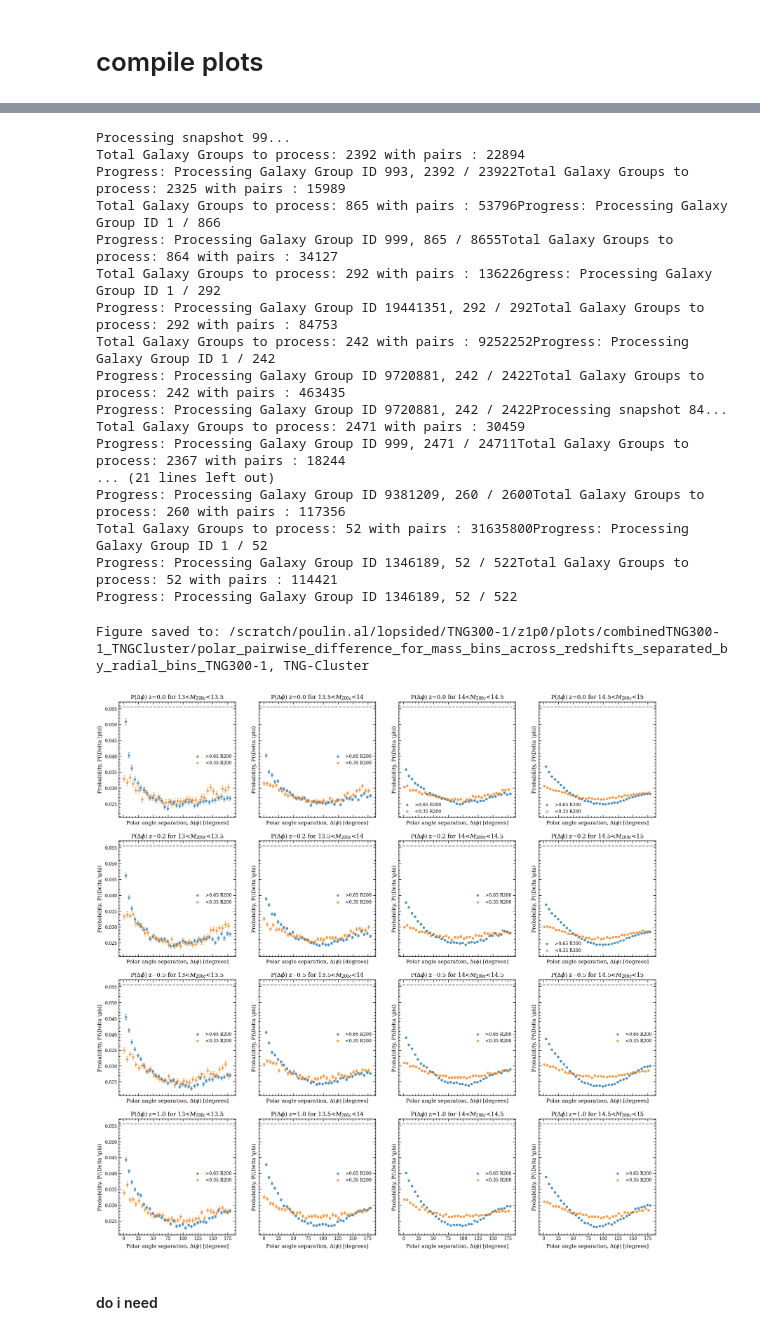
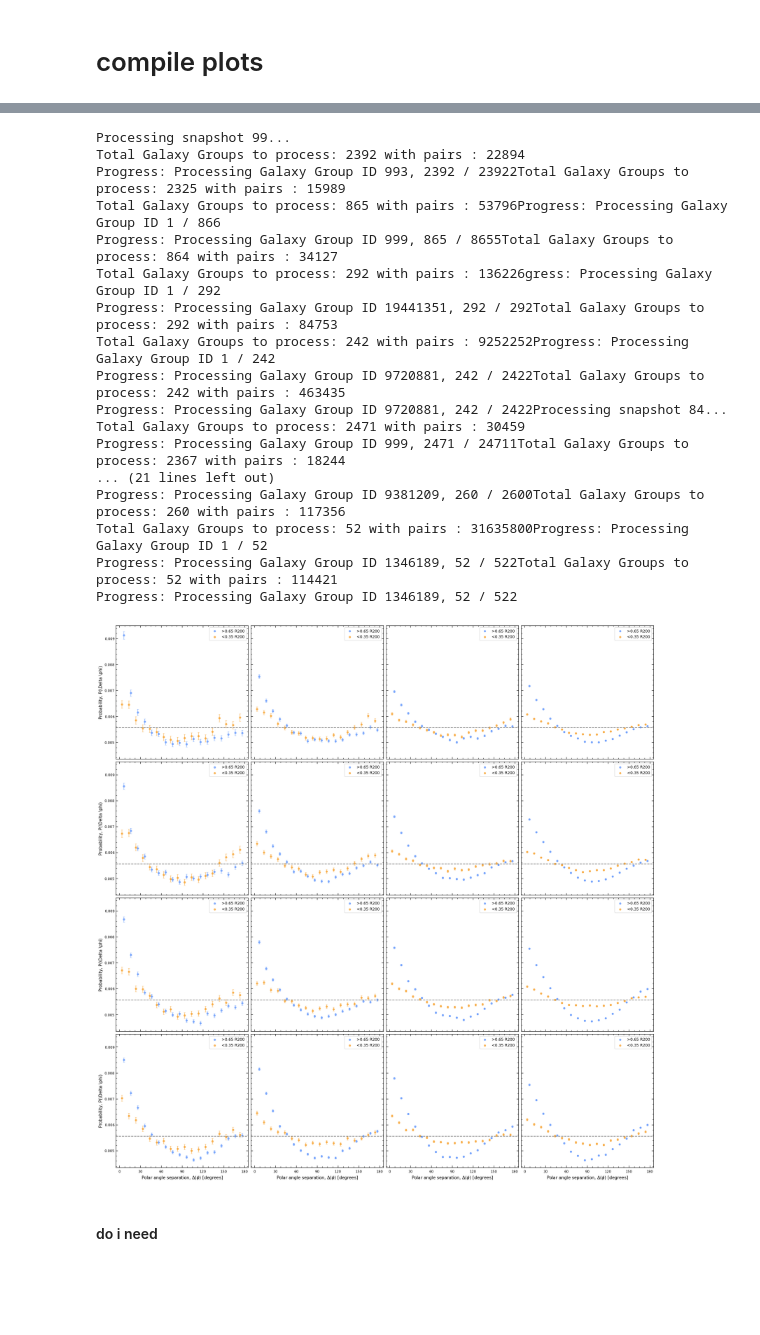
Before and after one commit to poulinal/sat-lopsidedness, a Jupyter notebook: src/myproject/redshiftGalaxyGroup-combine300Cluster.ipynb, the cells around one changed output, grey strips where cells are left out. Drawn from its saved outputs; the diff is of its cells as text; code cells hidden in the pictures; blank space fills up the shorter version.

```diff
--- a/src/myproject/redshiftGalaxyGroup-combine300Cluster.ipynb
+++ b/src/myproject/redshiftGalaxyGroup-combine300Cluster.ipynb
@@ -1640,11 +1701,16 @@ for i in range(len(polar_pairwise_gt0p65_list_redshift)):
     )
     polar_pairwise_overlay_ax[i//2, i%2].set_xlabel(polarXlabel)
     polar_pairwise_overlay_ax[i//2, i%2].set_ylabel(polarYlabel)
-    polar_pairwise_overlay_ax[i//2, i%2].set_title(f'Polar Pairwise Difference at z={redshift_labels[i]}')
+    # polar_pairwise_overlay_ax[i//2, i%2].set_title(f'Polar Pairwise Difference at z={redshift_labels[i]}')
     polar_pairwise_overlay_ax[i//2, i%2].legend()
 
     #make random distribution line at 1/180 on across the y axis
     polar_pairwise_overlay_ax[i//2, i%2].axhline(1/180, color='gray', linestyle='--')#, label='Random Distribution (1/180)')
+
+    # make ax have tick marks at every 30 degrees
+    polar_pairwise_overlay_ax[i//2, i%2].set_xticks(np.arange(0, 181, 30))
+
+    polar_pairwise_overlay_ax[i//2, i%2].label_outer()  # only show outer labels since we are sharing axes
 
 polar_pairwise_overlay_plotter.save_figure(
     polar_pairwise_overlay_fig,
@@ -1724,11 +1789,16 @@ for i in range(len(polar_pairwise_red_list_redshift)):
     )
     polar_pairwise_overlay_ax[i//2, i%2].set_xlabel(polarXlabel)
     polar_pairwise_overlay_ax[i//2, i%2].set_ylabel(polarYlabel)
-    polar_pairwise_overlay_ax[i//2, i%2].set_title(f'Polar Pairwise Difference at z={redshift_labels[i]}')
+    # polar_pairwise_overlay_ax[i//2, i%2].set_title(f'Polar Pairwise Difference at z={redshift_labels[i]}')
     polar_pairwise_overlay_ax[i//2, i%2].legend()
 
     #make random distribution line at 1/180 on across the y axis
     polar_pairwise_overlay_ax[i//2, i%2].axhline(1/180, color='gray', linestyle='--')#, label='Random Distribution (1/180)')
+
+    # make ax have tick marks at every 30 degrees
+    polar_pairwise_overlay_ax[i//2, i%2].set_xticks(np.arange(0, 181, 30))
+
+    polar_pairwise_overlay_ax[i//2, i%2].label_outer()  # only show outer labels since we are sharing axes
 
 
 polar_pairwise_overlay_plotter.save_figure(
@@ -1794,11 +1863,16 @@ for i in range(len(polar_pairwise_mass_bin_99)):
     )
     polar_pairwise_overlay_ax[i//3, i%3].set_xlabel(polarXlabel)
     polar_pairwise_overlay_ax[i//3, i%3].set_ylabel(polarYlabel)
-    polar_pairwise_overlay_ax[i//3, i%3].set_title(rf'P($\Delta \phi$) z=0 for {mass_bin_labels[i]}')
+    # polar_pairwise_overlay_ax[i//3, i%3].set_title(rf'P($\Delta \phi$) z=0 for {mass_bin_labels[i]}')
     polar_pairwise_overlay_ax[i//3, i%3].legend()
 
     #make random distribution line at 1/180 on across the y axis
     polar_pairwise_overlay_ax[i//3, i%3].axhline(1/180, color='gray', linestyle='--')#, label='Random Distribution (1/180)')
+
+    # make ax have tick marks at every 30 degrees
+    polar_pairwise_overlay_ax[i//3, i%3].set_xticks(np.arange(0, 181, 30))
+
+    polar_pairwise_overlay_ax[i//3, i%3].label_outer()  # only show outer labels since we are sharing axes
 
 # Add legend to bottom right panel
 polar_pairwise_overlay_ax[1, 2].axis('off')  # Hide axes
@@ -1834,7 +1907,7 @@ Figure saved to: /scratch/poulin.al/lopsided/TNG300-1/z0p0/plots/combinedTNG300-
 # but each plot is overlayed with the same mass bin but different redshifts to see the redshift evolution within each mass bin
 #we will do 99, 84, 67, 50 for the redshifts (0, 0.2, 0.5, 1.0 respectively)
 # each redshift will be slightly offset in the x direction for better visualization
-pairwise_bins = np.arange(0, 180 + 5, 5)  # 5 degree bins from 0 to 180
+pairwise_bins = np.arange(0, 180 + 5, 10)  # 5 degree bins from 0 to 180
 polar_pairwise_mass_bin_list_redshift, polar_pairwise_mass_bin_bin_centers_list_redshift, polar_pairwise_mass_bin_err_list_redshift = [], [], [] #a list of redshifts where each element is a list of mass bins, where each mass bin is the polar pairwise difference for that mass bin and that redshift
 redshifts_to_plot = [99, 84, 67, 50] #corresponding to [0, 0.2, 0.5, 1.0]
 for snapshot in SnapshotEnum.getAllSnapshots():
@@ -1859,6 +1932,7 @@ for snapshot in SnapshotEnum.getAllSnapshots():
         polar_pairwise_mass_bin_for_redshift.append((polar_pairwise_mass_bin, polar_pairwise_mass_bin_bin_centers, polar_pairwise_mass_bin_err))
     polar_pairwise_mass_bin_list_redshift.append(polar_pairwise_mass_bin_for_redshift)
 
+
 # Now we have a list of redshifts, where each element is a list of mass bins, where each mass bin is the polar pairwise difference for that mass bin and that redshift
 # We want to make a 3x2 plot, where each plot is a mass bin, and within each plot we have the polar pairwise difference for that mass bin at different redshifts that are shifted slightly in the x direction for better visualization
 polar_pairwise_overlay_plotter = AstroPlotter()
@@ -1867,7 +1941,7 @@ mass_bin_labels = ['13<$M_{200c}$<13.5', '13.5<$M_{200c}$<14', '14<$M_{200c}$<14
 redshift_labels = [0.0, 0.2, 0.5, 1.0]
 for mass_bin_index in range(len(mass_bin_labels)):
     for i, redshift_index in enumerate(redshifts_to_plot):
-        polar_pairwise_mass_bin, polar_pairwise_mass_bin_bin_centers, polar_pairwise_mass_bin_err = polar_pairwise_mass_bin_list_redshift[redshift_index][mass_bin_index]
+        polar_pairwise_mass_bin, polar_pairwise_mass_bin_bin_centers, polar_pairwise_mass_bin_err = polar_pairwise_mass_bin_list_redshift[i][mass_bin_index]
 
         #if all values in polar_pairwise_mass_bin are zero, skip the plot for that redshift and mass bin
         if np.all(polar_pairwise_mass_bin == 0):
@@ -1880,12 +1954,12 @@ for mass_bin_index in range(len(mass_bin_labels)):
             polar_pairwise_mass_bin_err = polar_pairwise_mass_bin_err[::2]
 
         # Shift the x values slightly based on the redshift index for better visualization
-        shifted_bin_centers = polar_pairwise_mass_bin_bin_centers + (redshift_index - 1.5) * 1.5  # Shift by up to +/- 2.25 degrees
+        shifted_bin_centers = polar_pairwise_mass_bin_bin_centers + (i - 1.5) * 1.5  # Shift by up to +/- 2.25 degrees
         polar_pairwise_overlay_plotter.scatter_plot(
             shifted_bin_centers,
             polar_pairwise_mass_bin,
             errorBars=polar_pairwise_mass_bin_err,
-            label=f'z={redshift_labels[redshift_index]}',
+            label=f'z={redshift_labels[i]}',
             ax=polar_pairwise_overlay_ax[mass_bin_index//3, mass_bin_index%3]
         )
     polar_pairwise_overlay_ax[mass_bin_index//3, mass_bin_index%3].set_xlabel(polarXlabel)
@@ -1895,6 +1969,7 @@ for mass_bin_index in range(len(mass_bin_labels)):
 
     #make random distribution line at 1/180 on across the y axis
     polar_pairwise_overlay_ax[mass_bin_index//3, mass_bin_index%3].axhline(1/180, color='gray', linestyle='--')#, label='Random Distribution (1/180)')
+    polar_pairwise_overlay_ax[mass_bin_index//3, mass_bin_index%3].label_outer()
 
 # Add legend to bottom right panel
 polar_pairwise_overlay_ax[1, 2].axis('off')  # Hide axes
@@ -1933,6 +2007,6 @@ IndexError: list index out of range
 # %%
 #make an 4x4 panel plot. A given row is a redshift (0, 0.2, 0.5, 1.0) and a given column is a mass bin (gt13 lt13p5, gt13p5 lt14, gt14 lt14p5, gt14p5 lt15). Each panel is the polar pairwise difference distribution for that redshift and that mass bin and separating by gt65% or lt35%. We will also overlay the random distribution line at 1/180 on each plot for reference.
-pairwise_bins = np.arange(0, 180 + 5, 5)  # 5 degree bins from 0 to 180
+pairwise_bins = np.arange(0, 180 + 5, 10)  # 5 degree bins from 0 to 180
 polar_pairwise_gt0p65_list_redshift_mass_bin, polar_pairwise_gt0p65_bin_centers_list_redshift_mass_bin, polar_pairwise_gt0p65_err_list_redshift_mass_bin = [], [], []
 polar_pairwise_lt0p35_list_redshift_mass_bin, polar_pairwise_lt0p35_bin_centers_list_redshift_mass_bin, polar_pairwise_lt0p35_err_list_redshift_mass_bin = [], [], []
 redshifts_to_plot = [99, 84, 67, 50] #corresponding to [0, 0.2, 0.5, 1.0]
@@ -1994,40 +2068,44 @@ for redshift_index in range(len(redshifts_to_plot)):
         )
         polar_pairwise_overlay_ax[redshift_index, mass_bin_index].set_xlabel(polarXlabel)
         polar_pairwise_overlay_ax[redshift_index, mass_bin_index].set_ylabel(polarYlabel)
-        polar_pairwise_overlay_ax[redshift_index, mass_bin_index].set_title(rf'P($\Delta \phi$) z={redshift_labels[redshift_index]} for {mass_bin_labels[mass_bin_index]}')
+        # polar_pairwise_overlay_ax[redshift_index, mass_bin_index].set_title(rf'P($\Delta \phi$) z={redshift_labels[redshift_index]} for {mass_bin_labels[mass_bin_index]}')
         polar_pairwise_overlay_ax[redshift_index, mass_bin_index].legend()
+
+        polar_pairwise_overlay_ax[redshift_index, mass_bin_index].label_outer()  # only show outer labels since we are sharing axes
+
+        # make ax have tick marks at every 30 degrees
+        polar_pairwise_overlay_ax[redshift_index, mass_bin_index].set_xticks(np.arange(0, 181, 30))
 
         #make random distribution line at 1/180 on across the y axis
         polar_pairwise_overlay_ax[redshift_index, mass_bin_index].axhline(1/180, color='gray', linestyle='--')#, label='Random Distribution (1/180)')
 
 polar_pairwise_overlay_plotter.save_figure(
     polar_pairwise_overlay_fig,
     galaxyAnalysisSnapshot.scratchPlotDirc
     + f'/polar_pairwise_difference_for_mass_bins_across_redshifts_separated_by_radial_bins_{galaxyAnalysisSnapshot.sim}{galaxyAnalysisSnapshot.plotEndingFormat}',
 )
 
 
 plt.show()
 # %% [output]
 Processing snapshot 99...
 Total Galaxy Groups to process: 2392 with pairs : 22894
 Progress: Processing Galaxy Group ID 993, 2392 / 23922Total Galaxy Groups to process: 2325 with pairs : 15989
 Total Galaxy Groups to process: 865 with pairs : 53796Progress: Processing Galaxy Group ID 1 / 866
 Progress: Processing Galaxy Group ID 999, 865 / 8655Total Galaxy Groups to process: 864 with pairs : 34127
 Total Galaxy Groups to process: 292 with pairs : 136226gress: Processing Galaxy Group ID 1 / 292
 Progress: Processing Galaxy Group ID 19441351, 292 / 292Total Galaxy Groups to process: 292 with pairs : 84753
 Total Galaxy Groups to process: 242 with pairs : 9252252Progress: Processing Galaxy Group ID 1 / 242
 Progress: Processing Galaxy Group ID 9720881, 242 / 2422Total Galaxy Groups to process: 242 with pairs : 463435
 Progress: Processing Galaxy Group ID 9720881, 242 / 2422Processing snapshot 84...
 Total Galaxy Groups to process: 2471 with pairs : 30459
 Progress: Processing Galaxy Group ID 999, 2471 / 24711Total Galaxy Groups to process: 2367 with pairs : 18244
 ... (21 lines left out)
 Progress: Processing Galaxy Group ID 9381209, 260 / 2600Total Galaxy Groups to process: 260 with pairs : 117356
 Total Galaxy Groups to process: 52 with pairs : 31635800Progress: Processing Galaxy Group ID 1 / 52
 Progress: Processing Galaxy Group ID 1346189, 52 / 522Total Galaxy Groups to process: 52 with pairs : 114421
 Progress: Processing Galaxy Group ID 1346189, 52 / 522
-Figure saved to: /scratch/poulin.al/lopsided/TNG300-1/z1p0/plots/combinedTNG300-1_TNGCluster/polar_pairwise_difference_for_mass_bins_across_redshifts_separated_by_radial_bins_TNG300-1, TNG-Cluster
-[figure, old version]
+[figure, new version]
 # %% [markdown]
 #### do i need
 # %%
```
Also changed, not shown: parts of 20 cells of this notebook, 3 other files.
